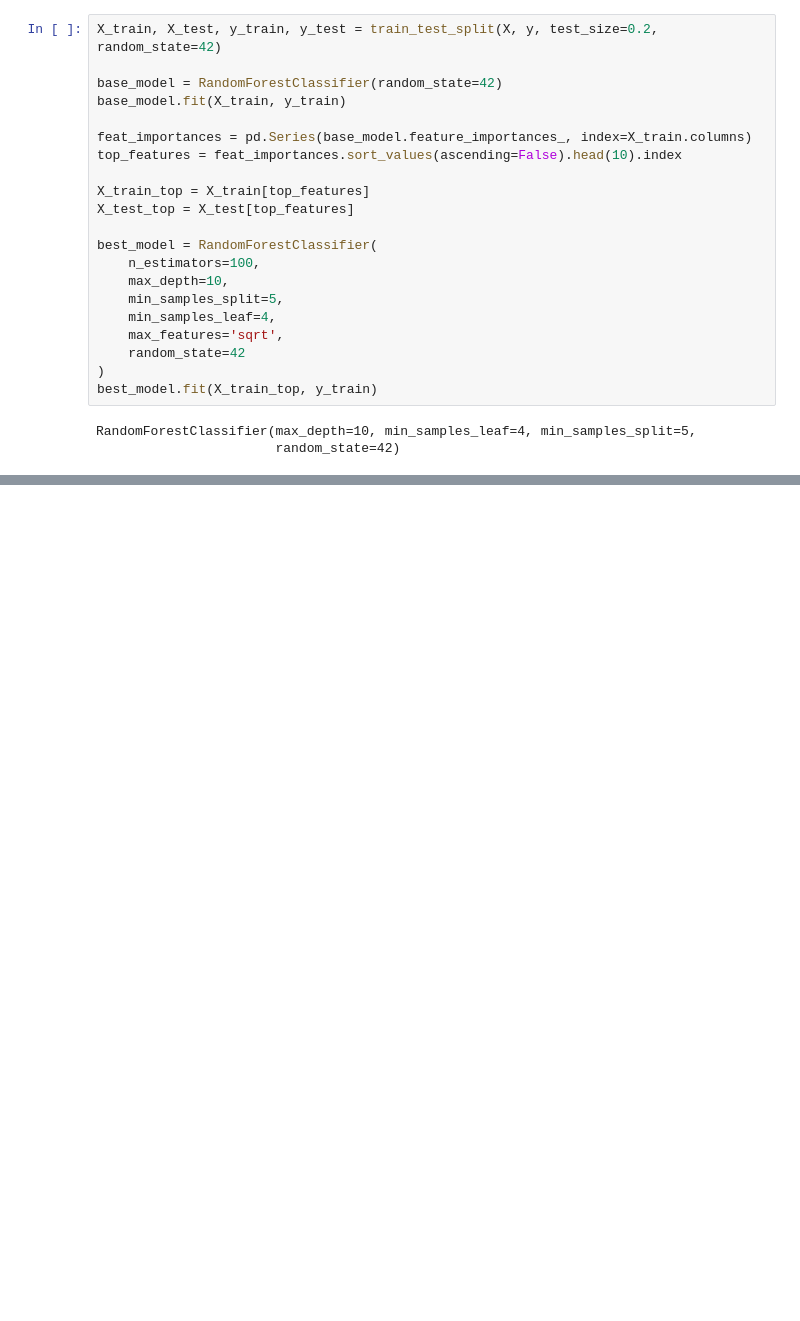
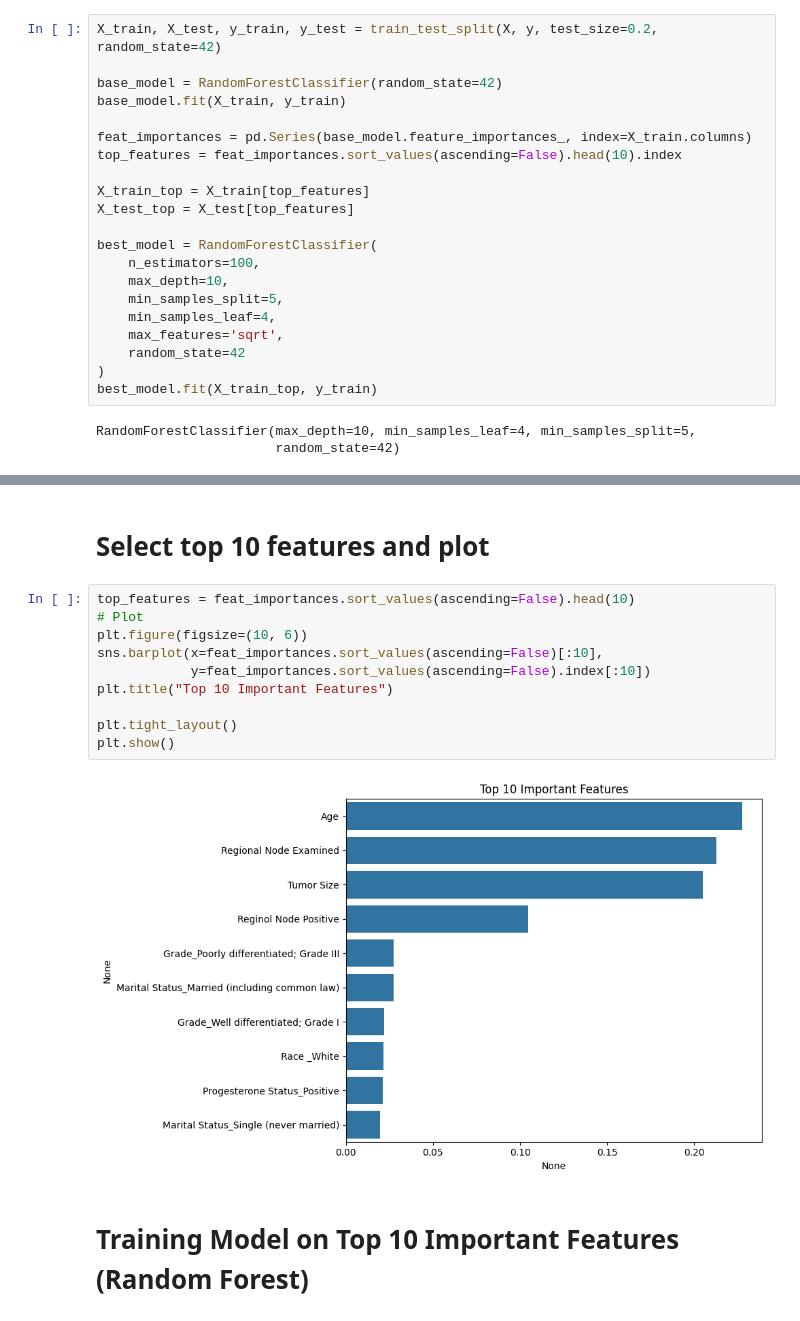
Before and after one commit to MichaelYemane707/breast_cancer_prediction, a Jupyter notebook: RandomForestClassifier.ipynb, the cells around one changed output, grey strips where cells are left out. Drawn from its saved outputs; the diff is of its cells as text; blank space fills up the shorter version.

```diff
--- a/RandomForestClassifier.ipynb
+++ b/RandomForestClassifier.ipynb
@@ -273,0 +179,16 @@ plt.show()
+# %% [markdown]
+# Select top 10 features and plot
+# %%
+top_features = feat_importances.sort_values(ascending=False).head(10)
+# Plot
+plt.figure(figsize=(10, 6))
+sns.barplot(x=feat_importances.sort_values(ascending=False)[:10],
+            y=feat_importances.sort_values(ascending=False).index[:10])
+plt.title("Top 10 Important Features")
+
+plt.tight_layout()
+plt.show()
+# %% [output]
+[figure, added]
+# %% [markdown]
+# Training Model on Top 10 Important Features (Random Forest)
```
Also changed, not shown: parts of 50 cells of this notebook.
